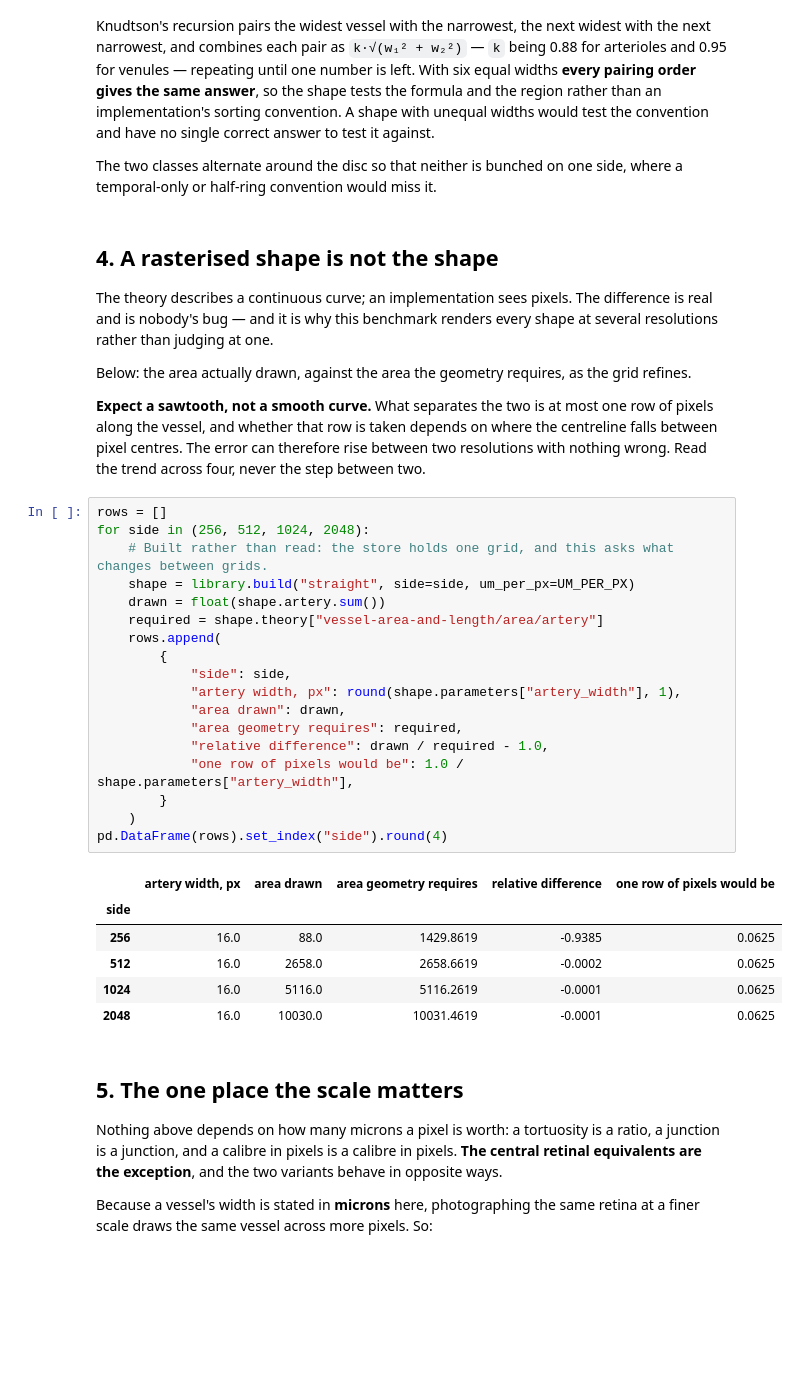
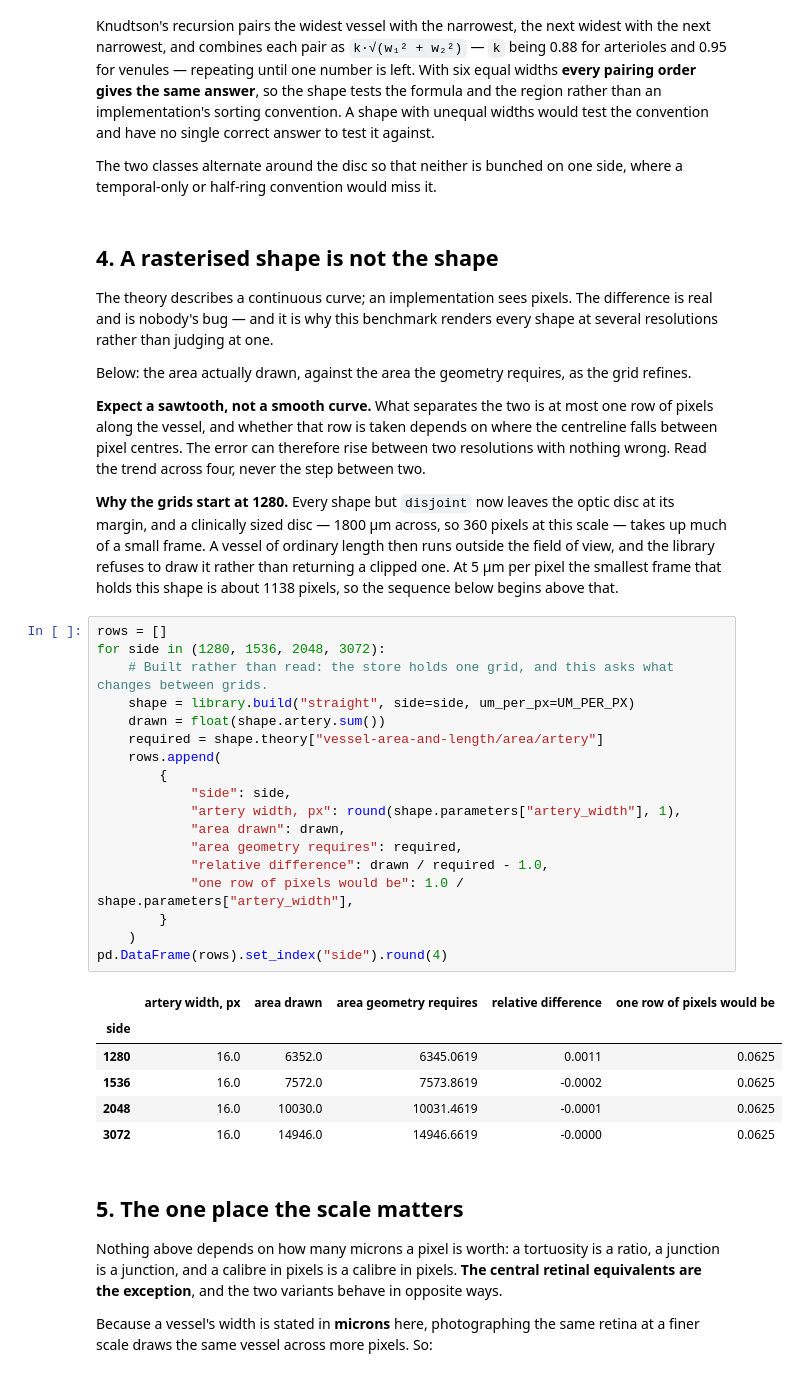
Before and after one commit to staskh/fundus-atlas, a Jupyter notebook: notebooks/biomarker-synthetic-shapes.ipynb, the cells around one changed output. Drawn from its saved outputs; the diff is of its cells as text; blank space fills up the shorter version.

```diff
--- a/notebooks/biomarker-synthetic-shapes.ipynb
+++ b/notebooks/biomarker-synthetic-shapes.ipynb
@@ -260,31 +260,37 @@ Below: the area actually drawn, against the area the geometry requires, as the g
 the vessel, and whether that row is taken depends on where the centreline falls between pixel
 centres. The error can therefore rise between two resolutions with nothing wrong. Read the trend
 across four, never the step between two.
+
+**Why the grids start at 1280.** Every shape but `disjoint` now leaves the optic disc at its
+margin, and a clinically sized disc — 1800 µm across, so 360 pixels at this scale — takes up much
+of a small frame. A vessel of ordinary length then runs outside the field of view, and the library
+refuses to draw it rather than returning a clipped one. At 5 µm per pixel the smallest frame that
+holds this shape is about 1138 pixels, so the sequence below begins above that.
 # %%
 rows = []
-for side in (256, 512, 1024, 2048):
+for side in (1280, 1536, 2048, 3072):
     # Built rather than read: the store holds one grid, and this asks what changes between grids.
     shape = library.build("straight", side=side, um_per_px=UM_PER_PX)
     drawn = float(shape.artery.sum())
     required = shape.theory["vessel-area-and-length/area/artery"]
     rows.append(
         {
             "side": side,
             "artery width, px": round(shape.parameters["artery_width"], 1),
             "area drawn": drawn,
             "area geometry requires": required,
             "relative difference": drawn / required - 1.0,
             "one row of pixels would be": 1.0 / shape.parameters["artery_width"],
         }
     )
 pd.DataFrame(rows).set_index("side").round(4)
 # %% [output]
 |  | artery width, px | area drawn | area geometry requires | relative difference | one row of pixels would be |
 | side |  |  |  |  |  |
-| 256 | 16.0 | 88.0 | 1429.8619 | -0.9385 | 0.0625 |
-| 512 | 16.0 | 2658.0 | 2658.6619 | -0.0002 | 0.0625 |
-| 1024 | 16.0 | 5116.0 | 5116.2619 | -0.0001 | 0.0625 |
+| 1280 | 16.0 | 6352.0 | 6345.0619 | 0.0011 | 0.0625 |
+| 1536 | 16.0 | 7572.0 | 7573.8619 | -0.0002 | 0.0625 |
 | 2048 | 16.0 | 10030.0 | 10031.4619 | -0.0001 | 0.0625 |
+| 3072 | 16.0 | 14946.0 | 14946.6619 | -0.0000 | 0.0625 |
 # %% [markdown]
 ## 5. The one place the scale matters
 
```
Also changed, not shown: parts of 2 cells of this notebook.
